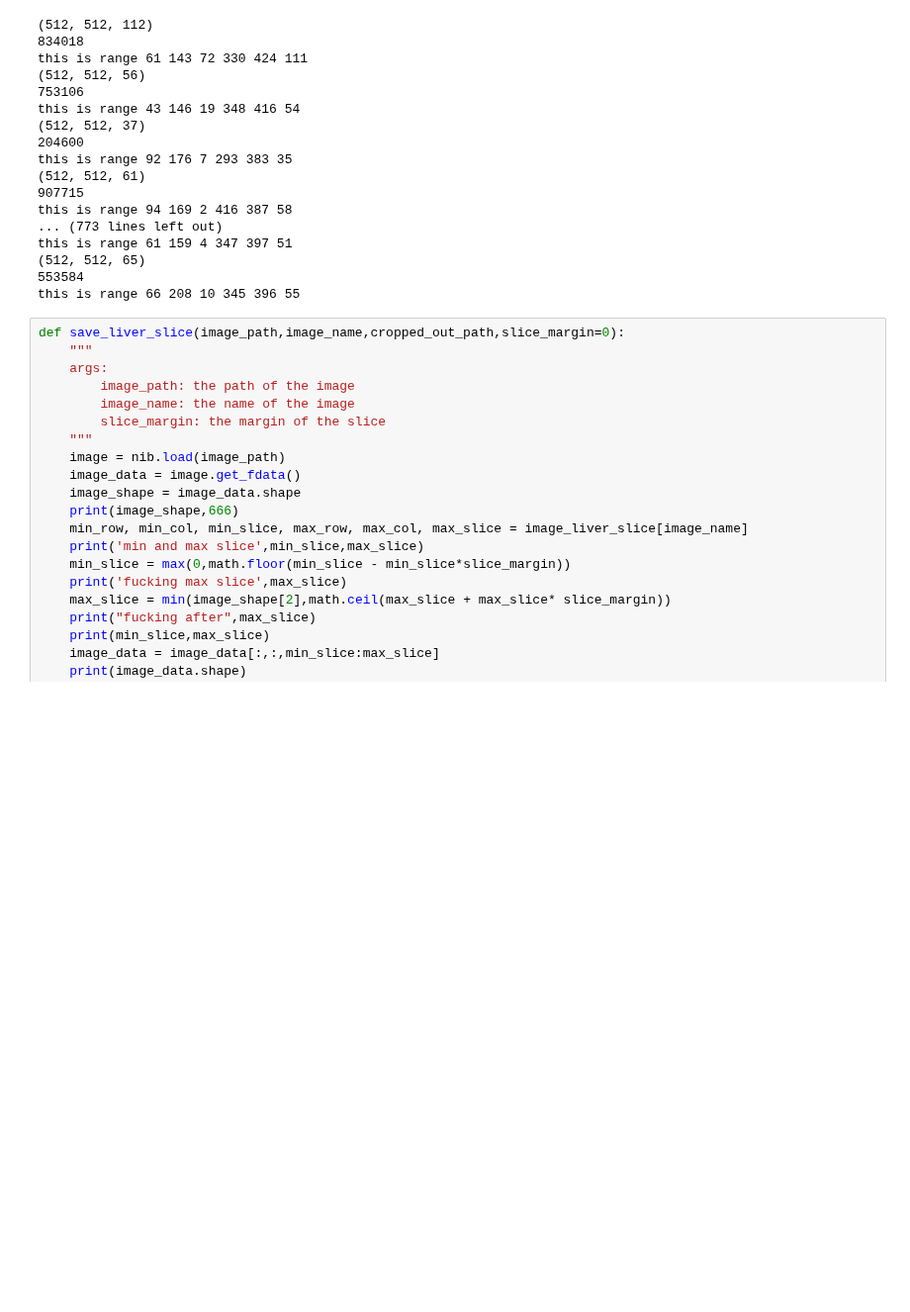
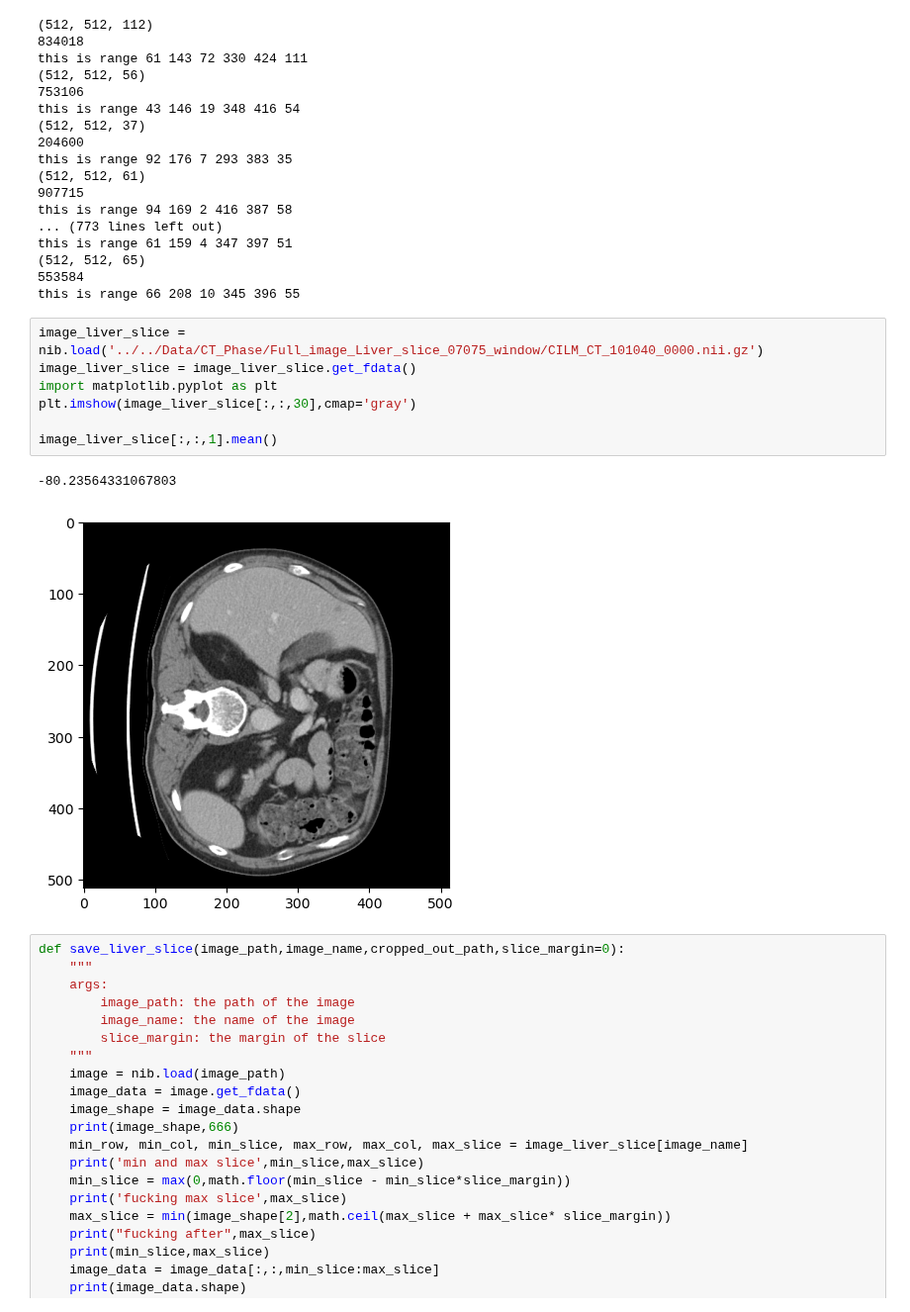
Before and after one commit to BaconDavid/CRLM_Internship_Project, a Jupyter notebook: Jupyter_Test/Get liver bounding.ipynb, the cells around one changed output. Shown at 99% size. Saved outputs shown, nothing was run; the diff lists cells and outputs as text; blank space fills up the shorter version.

```diff
--- a/Jupyter_Test/Get liver bounding.ipynb
+++ b/Jupyter_Test/Get liver bounding.ipynb
@@ -221,6 +221,16 @@ this is range 61 159 4 347 397 51
 (512, 512, 65)
 553584
 this is range 66 208 10 345 396 55
+# %%
+image_liver_slice = nib.load('../../Data/CT_Phase/Full_image_Liver_slice_07075_window/CILM_CT_101040_0000.nii.gz')
+image_liver_slice = image_liver_slice.get_fdata()
+import matplotlib.pyplot as plt
+plt.imshow(image_liver_slice[:,:,30],cmap='gray')
+
+image_liver_slice[:,:,1].mean()
+# %% [output]
+-80.23564331067803
+[figure, added]
 # %%
 def save_liver_slice(image_path,image_name,cropped_out_path,slice_margin=0):
     """
```
Also changed, not shown: 4 other files.
